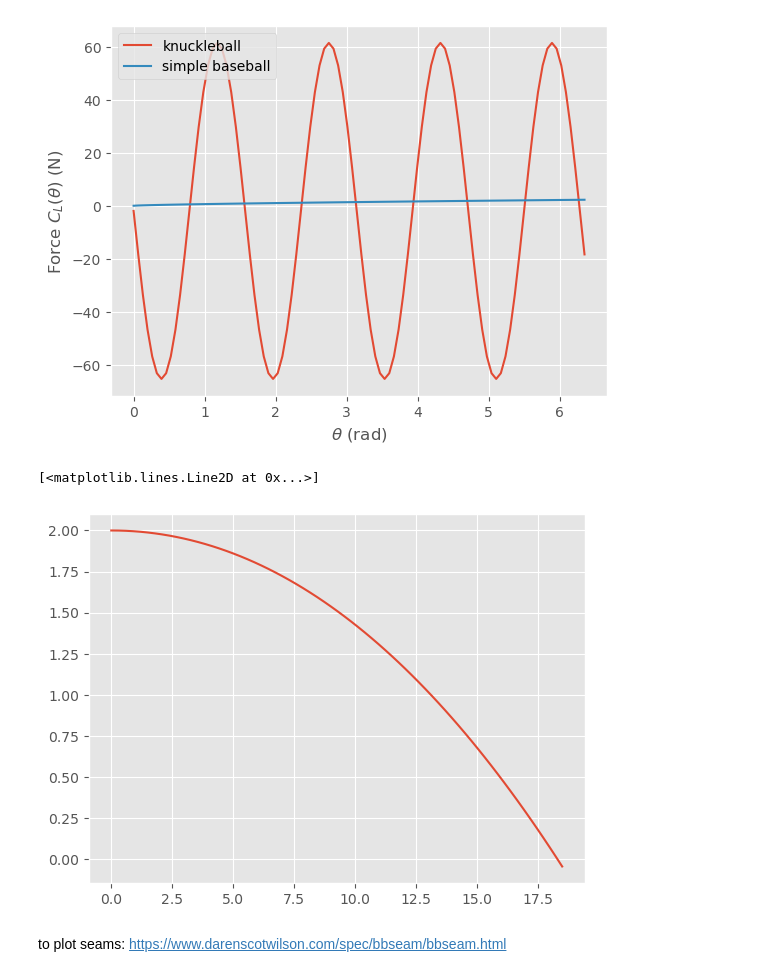
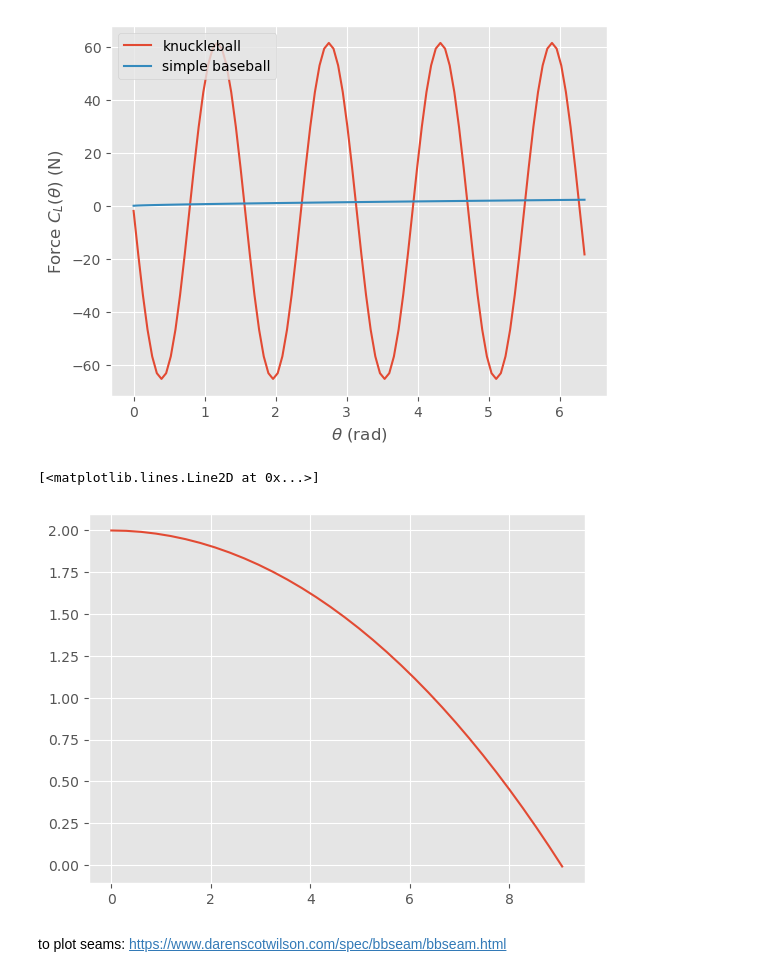
Before and after one commit to jistanto/honors-contract, a Jupyter notebook: Work/scratch.ipynb, the cells around one changed output. Saved outputs shown, nothing was run; the diff lists cells and outputs as text; code cells hidden in the pictures.

```diff
--- a/Work/scratch.ipynb
+++ b/Work/scratch.ipynb
@@ -58,10 +57,19 @@ np.sqrt(stag_x**2+stag_y**2+stag_z**2)/R #checking that the stagnation point is
 0.9592659179738787
 [figure]
 # %%
-def C_L_knuckleball(S):
+def C_L_knuckleball(S,orientation=True):
+    if orientation: # 4S orientation
+        stag_x = 0.023
+        stag_y = 0.015
+        stag_z = 0.023
+    else:
+        stag_x = 0.
+        stag_y = 0.
+        stag_z = -0.04
     theta = S
     # vortex shedding term:
-    a0 = 0.0634*1e3
+#     a0 = 0.0634*1e3
+    a0 = 0.0634
     t1 = a0*np.sin(4*theta - np.pi)
 
     # seam term:
@@ -71,7 +79,8 @@ def C_L_knuckleball(S):
         dist_seam[s_i] = np.sqrt((x[s_i]-stag_x)**2 + (y[s_i]-stag_y)**2 + (z[s_i]-stag_z)**2)
         s_star = z[s_i]
     d = 2 * R # ball diameter
-    a1 = 0.0062*1e3
+#     a1 = 0.0062*1e3
+    a1 = 0.0062
 
     t2 = a1*np.sum(((np.sin((np.linalg.norm(dist_seam)*np.pi / (2*d) + np.pi/2) * np.sign(stag_z - s_star)))))
     return t1 + t2
@@ -211,12 +198,13 @@ ax.legend()
 <matplotlib.legend.Legend at 0x...>
 [figure]
 # %%
+r = simulate_baseball([30,0,0],omega = 0.001 * np.array([0,0,1]),R_homeplate = 20,knuckleball=True)
 idx = 2
 # plt.plot(r[:,0],r[:,idx],r2[:,0],r2[:,idx])
 plt.plot(r[:,1],r[:,idx]) # distance to home versus height?
 # plt.xlabel('time (s)')
 # %% [output]
 [<matplotlib.lines.Line2D at 0x...>]
-[figure, old version]
+[figure, new version]
 # %% [markdown]
 to plot seams: https://www.darenscotwilson.com/spec/bbseam/bbseam.html
```
Also changed, not shown: parts of 11 cells of this notebook, 1 other file.
